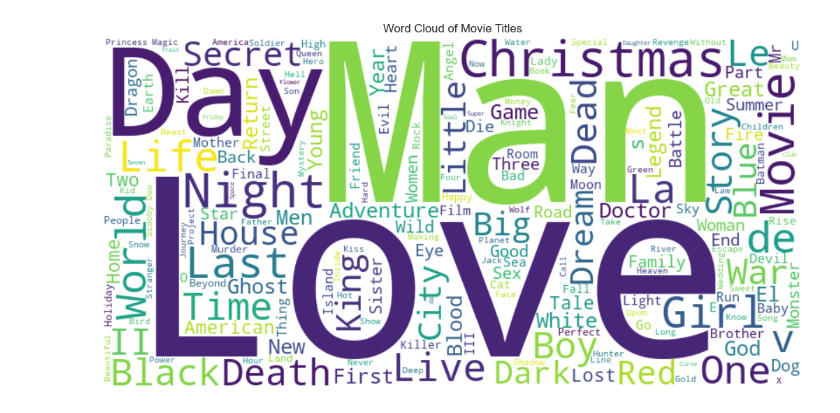
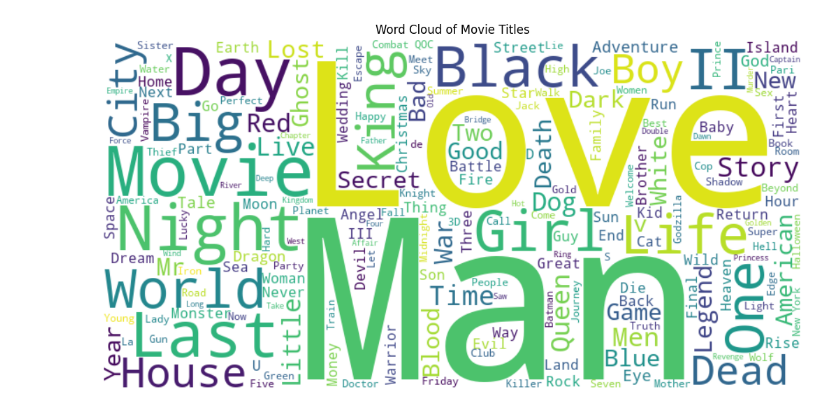
Before and after one commit to ConnActivity/MovieVerse, a Jupyter notebook: eda/first_eda.ipynb, the cells around one changed output. Cells and saved outputs as stored; diff of their text form; code cells hidden in the pictures.

```diff
--- a/eda/first_eda.ipynb
+++ b/eda/first_eda.ipynb
@@ -550,18 +552,19 @@ plt.show()
 # %%
 movie_titles_df =query_db( f"""
 SELECT title
-FROM Movies;
+FROM Movies
+WHERE title IS NOT NULL AND budget > 0 AND revenue > 0 AND runtime > 20;
 """, conn)
 
 all_titles = ' '.join(movie_titles_df['title'].tolist())
 
 wordcloud = WordCloud(width = 800, height = 400, background_color ='white').generate(all_titles)
 
 plt.figure(figsize = (10, 5), facecolor = None)
 plt.imshow(wordcloud, interpolation='bilinear')
 plt.axis("off")
 plt.tight_layout(pad=0)
 plt.title('Word Cloud of Movie Titles')
 plt.show()
 # %% [output]
-[figure, old version]
+[figure, new version]
```
Also changed, not shown: parts of 22 cells of this notebook.
